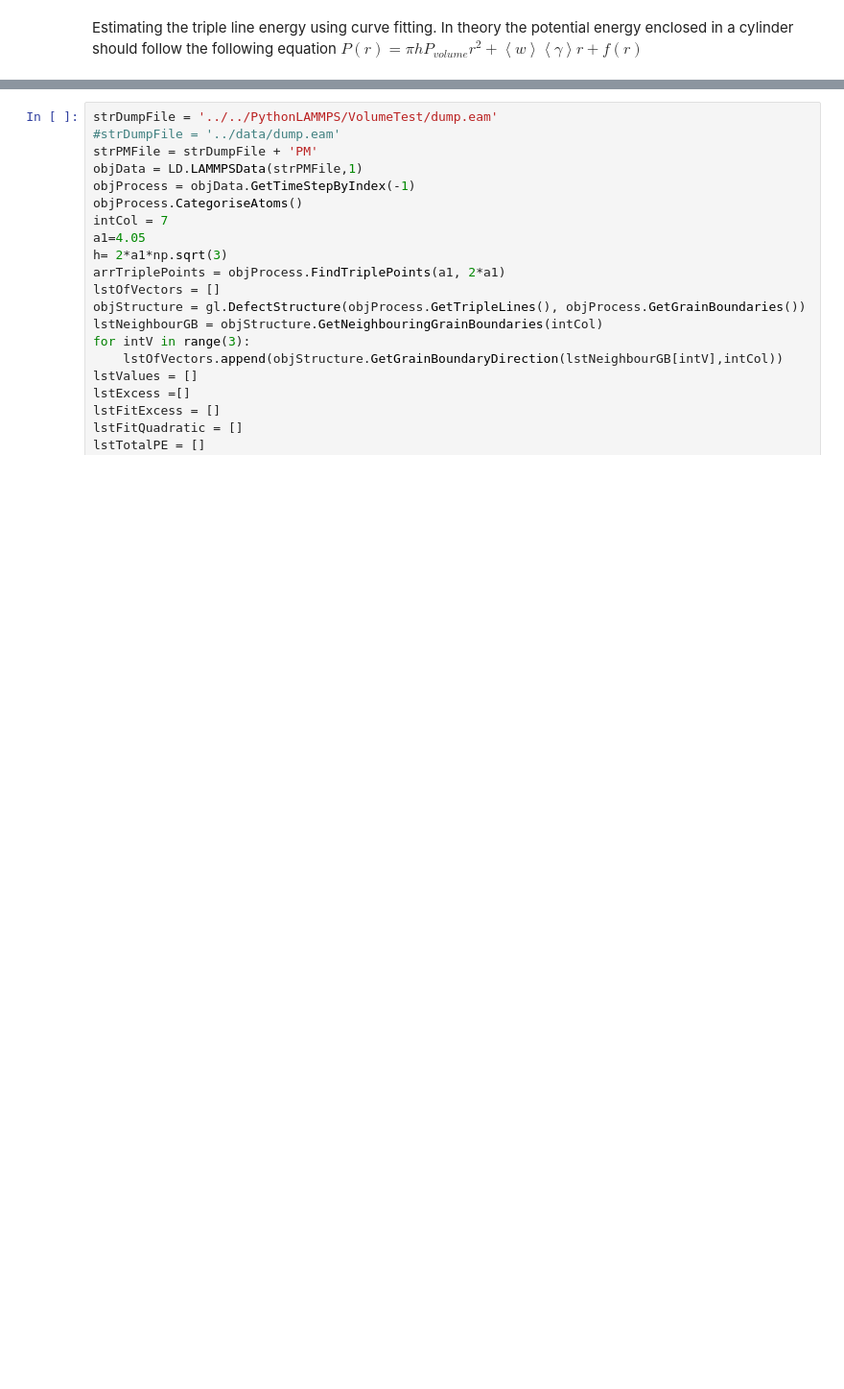
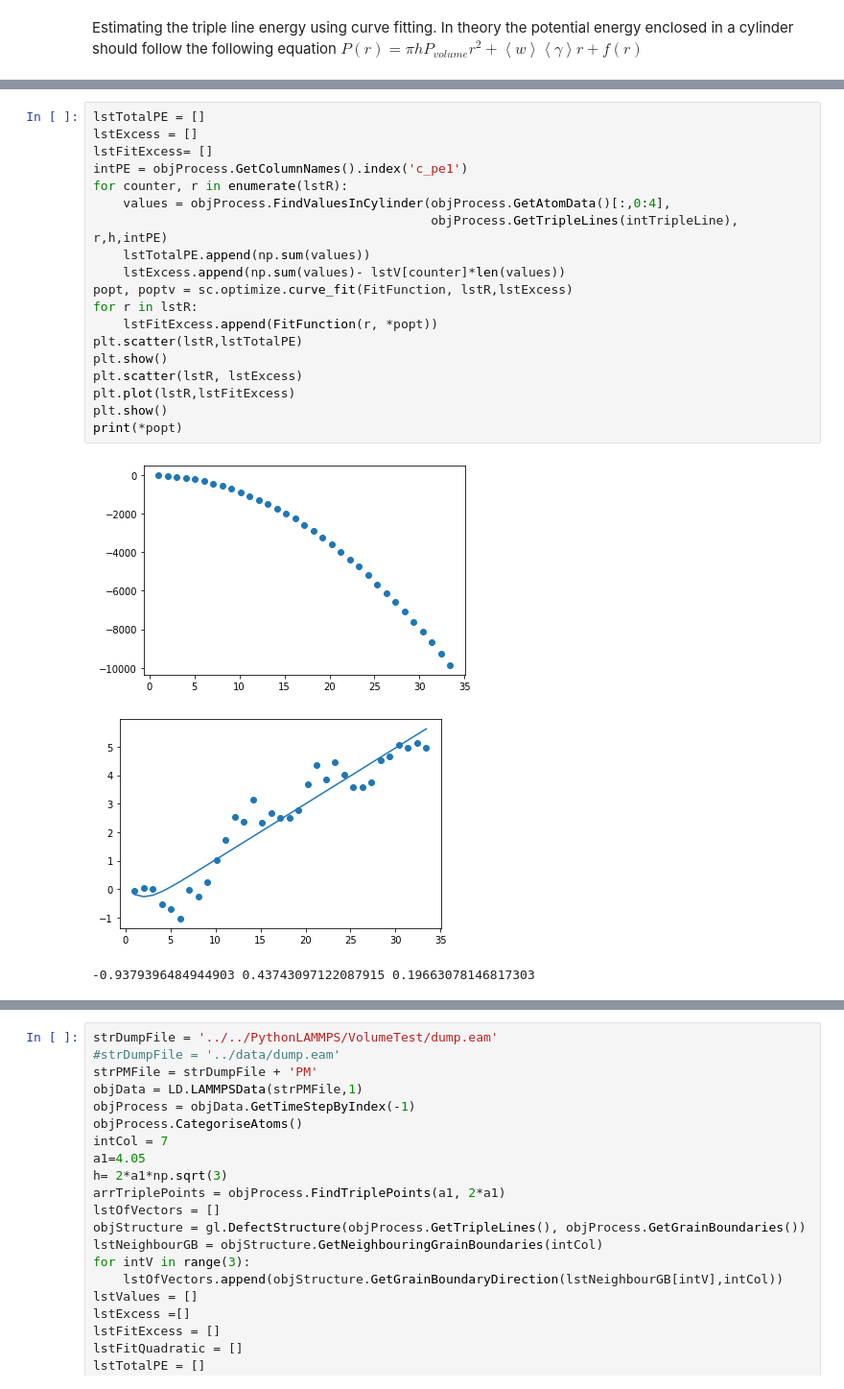
Before and after one commit to PaulTwine/TripleLines.github.io, a Jupyter notebook: TripleLine Fitting.ipynb, the cells around one changed output, grey strips where cells are left out. Shown at 96% size. Saved outputs shown, nothing was run; the diff lists cells and outputs as text; blank space fills up the shorter version.

Commit message:
More updates from laptop to change excess energy calculation

```diff
--- a/TripleLine Fitting.ipynb
+++ b/TripleLine Fitting.ipynb
@@ -95,3 +97,26 @@ True
+# %%
+lstTotalPE = []
+lstExcess = []
+lstFitExcess= []
+intPE = objProcess.GetColumnNames().index('c_pe1')
+for counter, r in enumerate(lstR):
+    values = objProcess.FindValuesInCylinder(objProcess.GetAtomData()[:,0:4],
+                                             objProcess.GetTripleLines(intTripleLine), r,h,intPE)
+    lstTotalPE.append(np.sum(values))
+    lstExcess.append(np.sum(values)- lstV[counter]*len(values))
+popt, poptv = sc.optimize.curve_fit(FitFunction, lstR,lstExcess)
+for r in lstR:
+    lstFitExcess.append(FitFunction(r, *popt))
+plt.scatter(lstR,lstTotalPE)
+plt.show()
+plt.scatter(lstR, lstExcess)
+plt.plot(lstR,lstFitExcess)
+plt.show()
+print(*popt)
+# %% [output]
+[figure, added]
+[figure, added]
+-0.9379396484944903 0.43743097122087915 0.19663078146817303
 # %%
 arrMatrix = objProcess.MakePeriodicDistanceMatrix(objProcess.GetGrainBoundaries(0).GetPoints(),
                                                       objProcess.GetGrainBoundaries(1).GetPoints())
```
Also changed, not shown: parts of 8 cells of this notebook, 1 other file.
